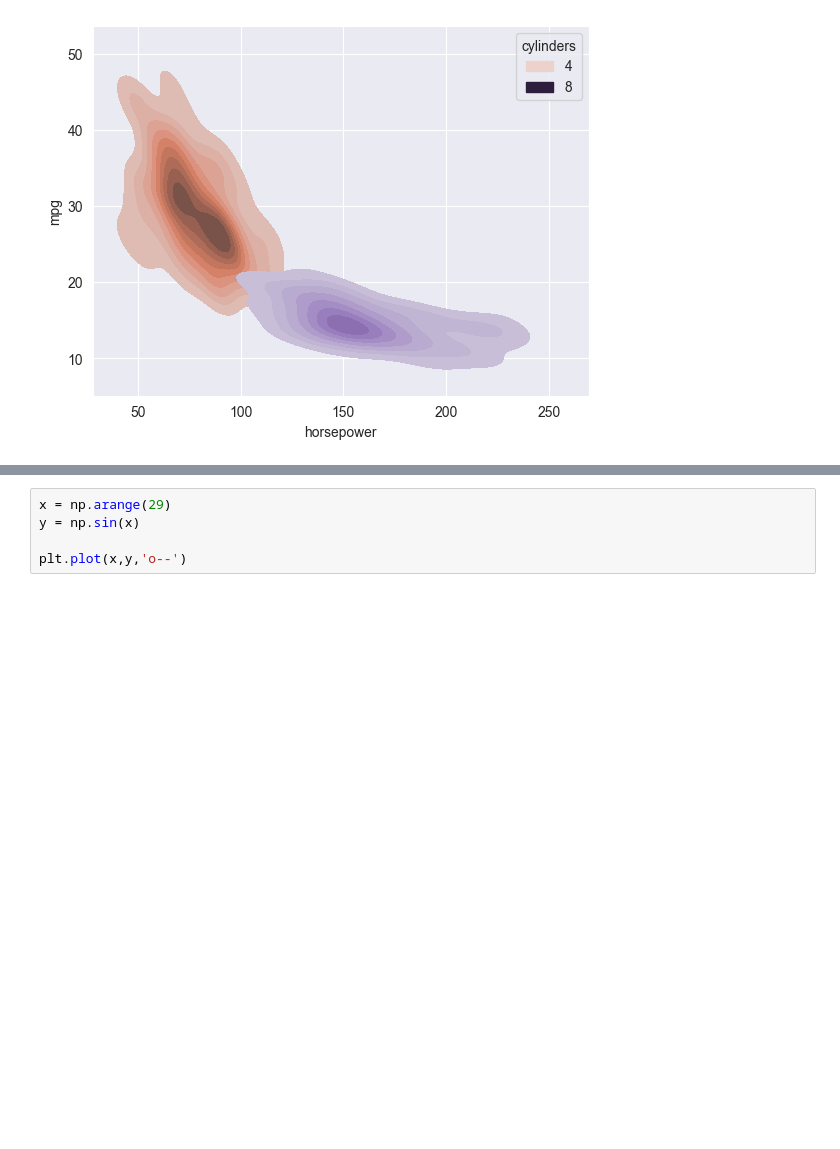
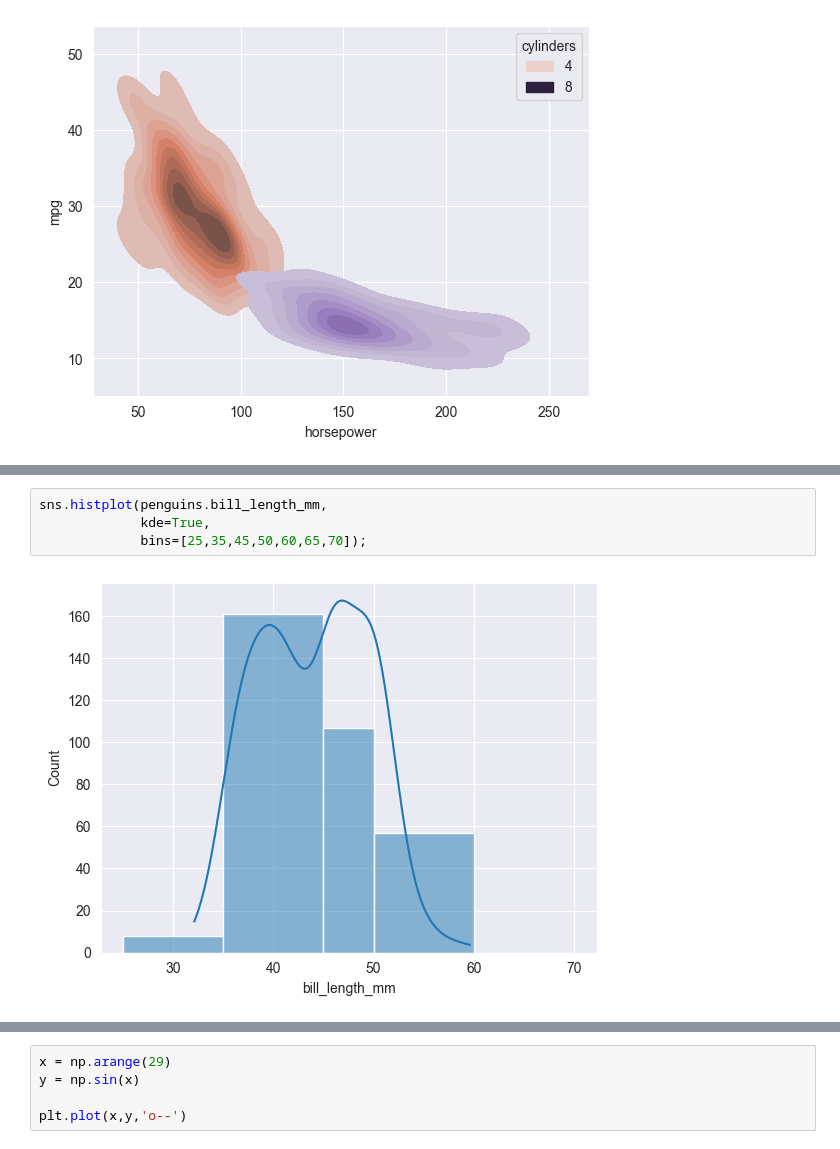
Before and after one commit to daaanishhh002/Graphing-with-Python, a Jupyter notebook: graphing.ipynb, the cells around one changed output, grey strips where cells are left out. Saved outputs shown, nothing was run; the diff lists cells and outputs as text; blank space fills up the shorter version.

```diff
--- a/graphing.ipynb
+++ b/graphing.ipynb
@@ -106,0 +131,6 @@ sns.kdeplot(x=cars[filt].horsepower,y=cars[filt].mpg,
+# %%
+sns.histplot(penguins.bill_length_mm,
+             kde=True,
+             bins=[25,35,45,50,60,65,70]);
+# %% [output]
+[figure, added]
```
Also changed, not shown: parts of 16 cells of this notebook.
